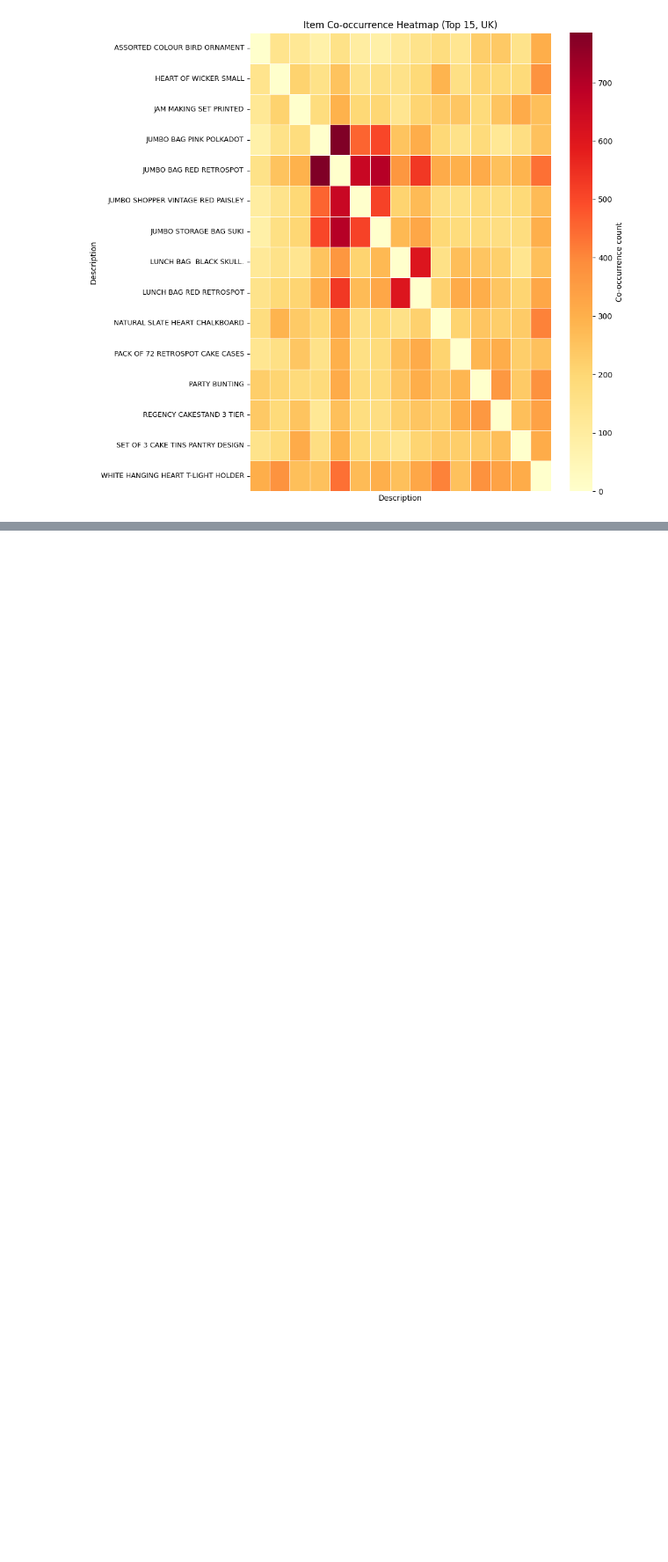
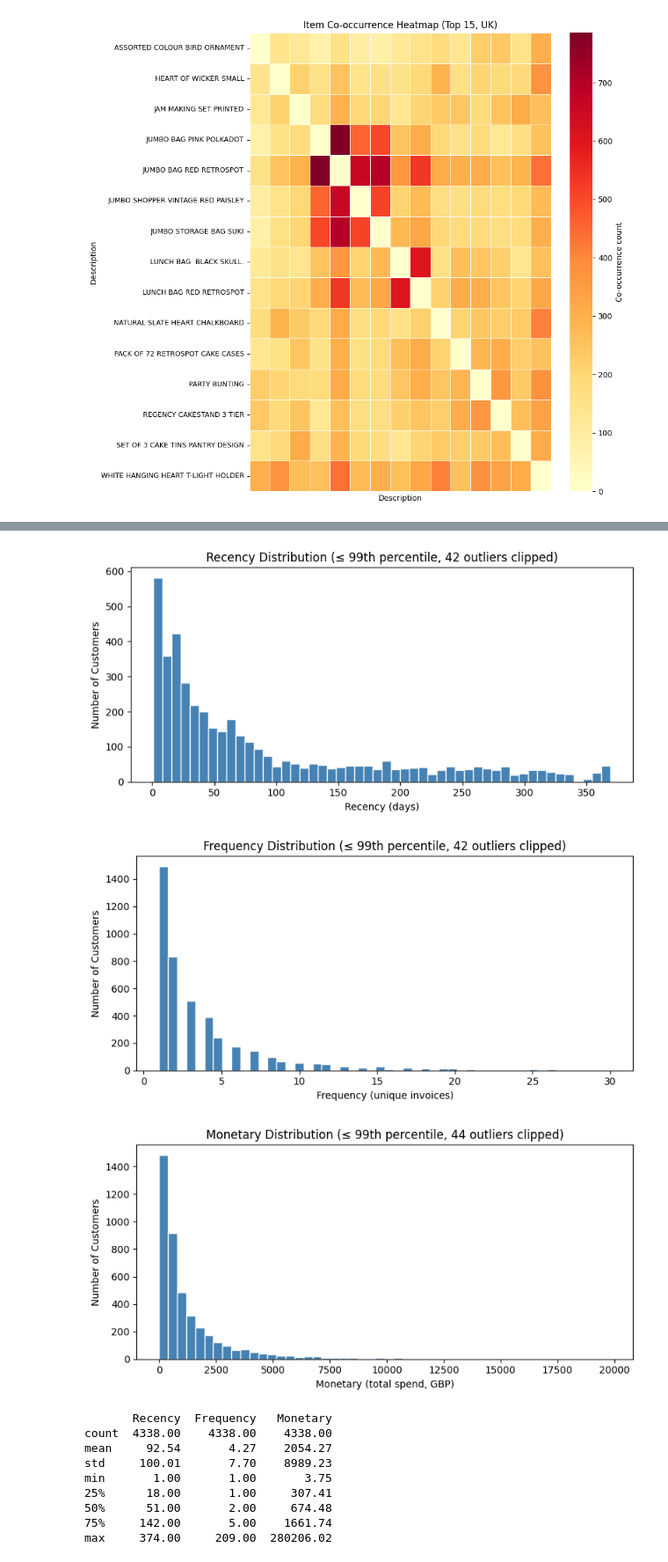
Before and after one commit to funions123/CS4412-Online-Retail-Datamining, a Jupyter notebook: notebooks/01_preprocessing.ipynb, the cells around one changed output, grey strips where cells are left out. Shown at 88% size. Drawn from its saved outputs; the diff is of its cells as text; code cells hidden in the pictures; blank space fills up the shorter version.

```diff
--- a/notebooks/01_preprocessing.ipynb
+++ b/notebooks/01_preprocessing.ipynb
@@ -151,0 +176,46 @@ plt.show()
+# %%
+# RFM distributions (preview for customer segmentation)
+# Filter to rows with CustomerID for RFM
+rfm_df = df.dropna(subset=["CustomerID"]).copy()
+max_date = rfm_df["InvoiceDate"].max() + pd.Timedelta(days=1)
+
+rfm = (
+    rfm_df.groupby("CustomerID")
+    .agg(
+        Recency=("InvoiceDate", lambda x: (max_date - x.max()).days),
+        Frequency=("InvoiceNo", "nunique"),
+        Monetary=("TotalPrice", "sum"),
+    )
+)
+
+for col, xlabel in [
+    ("Recency", "Recency (days)"),
+    ("Frequency", "Frequency (unique invoices)"),
+    ("Monetary", "Monetary (total spend, GBP)"),
+]:
+    p99 = rfm[col].quantile(0.99)
+    clipped = rfm[col][rfm[col] <= p99]
+    n_outliers = len(rfm) - len(clipped)
+
+    fig, ax = plt.subplots(figsize=(8, 4))
+    ax.hist(clipped, bins=50, color="steelblue", edgecolor="white")
+    ax.set_xlabel(xlabel)
+    ax.set_ylabel("Number of Customers")
+    ax.set_title(f"{col} Distribution (≤ 99th percentile, {n_outliers} outliers clipped)")
+    plt.tight_layout()
+    plt.show()
+
+print(rfm.describe().round(2))
+# %% [output]
+[figure, added]
+[figure, added]
+[figure, added]
+       Recency  Frequency   Monetary
+count  4338.00    4338.00    4338.00
+mean     92.54       4.27    2054.27
+std     100.01       7.70    8989.23
+min       1.00       1.00       3.75
+25%      18.00       1.00     307.41
+50%      51.00       2.00     674.48
+75%     142.00       5.00    1661.74
+max     374.00     209.00  280206.02
```
Also changed, not shown: parts of 8 cells of this notebook, 26 other files.
